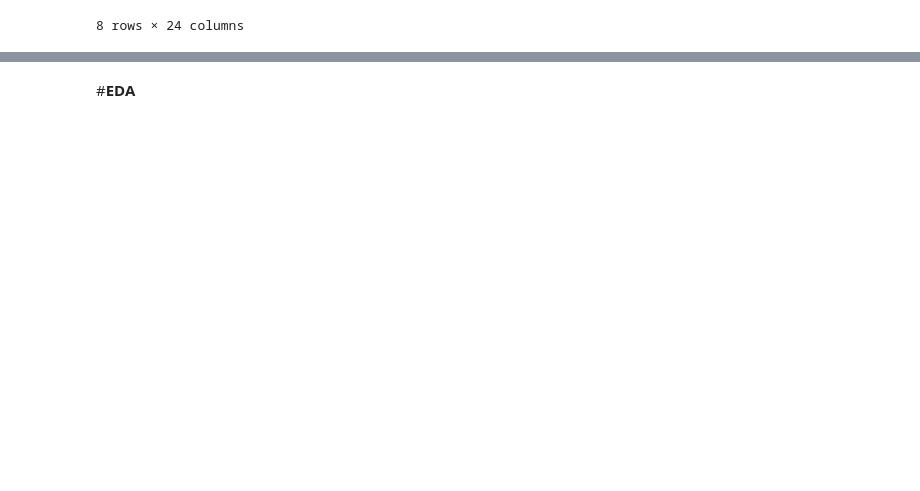
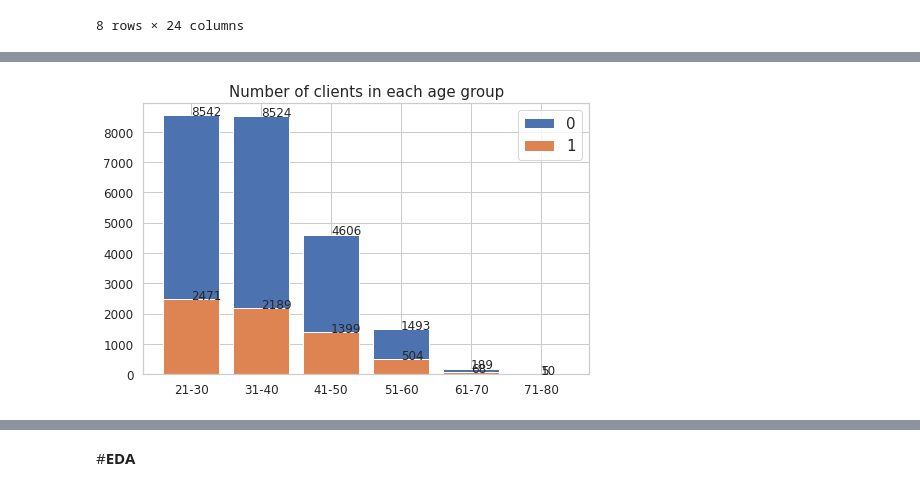
Before and after one commit to sudeep-009/Classification-Capstone-Project--Card-Default-Prediction, a Jupyter notebook: Copy_of_Credit_Card_Default_Prediction_Capstone_Project.ipynb, the cells around one changed output, grey strips where cells are left out. Cells and saved outputs as stored; diff of their text form; code cells hidden in the pictures; blank space fills up the shorter version.

```diff
--- a/Copy_of_Credit_Card_Default_Prediction_Capstone_Project.ipynb
+++ b/Copy_of_Credit_Card_Default_Prediction_Capstone_Project.ipynb
@@ -158,0 +296,24 @@ card_df.describe()
+# %%
+
+bins = [20,30,40,50,60,70,80]
+names = ['21-30','31-40','41-50','51-60','61-70','71-80']
+card_df['AGE_BIN'] = pd.cut(x=card_df.AGE, bins=bins, labels=names, right=True)
+age_cnt = card_df.AGE_BIN.value_counts()
+age_0 = (card_df.AGE_BIN[card_df['IS_Defaulter'] == 0].value_counts())
+age_1 = (card_df.AGE_BIN[card_df['IS_Defaulter'] == 1].value_counts())
+
+plt.subplots(figsize=(8,5))
+# sns.barplot(data=defaulters, x='AGE_BIN', y='LIMIT_BAL', hue='def_pay', ci=0)
+plt.bar(age_0.index, age_0.values, label='0')
+plt.bar(age_1.index, age_1.values, label='1')
+for x,y in zip(names,age_0):
+    plt.text(x,y,y,fontsize=12)
+for x,y in zip(names,age_1):
+    plt.text(x,y,y,fontsize=12)
+plt.xticks(fontsize=12)
+plt.yticks(fontsize=12)
+plt.title("Number of clients in each age group", fontsize=15)
+plt.legend(loc='upper right', fontsize=15)
+plt.show()
+# %% [output]
+[figure, added]
```
Also changed, not shown: parts of 29 cells of this notebook.
